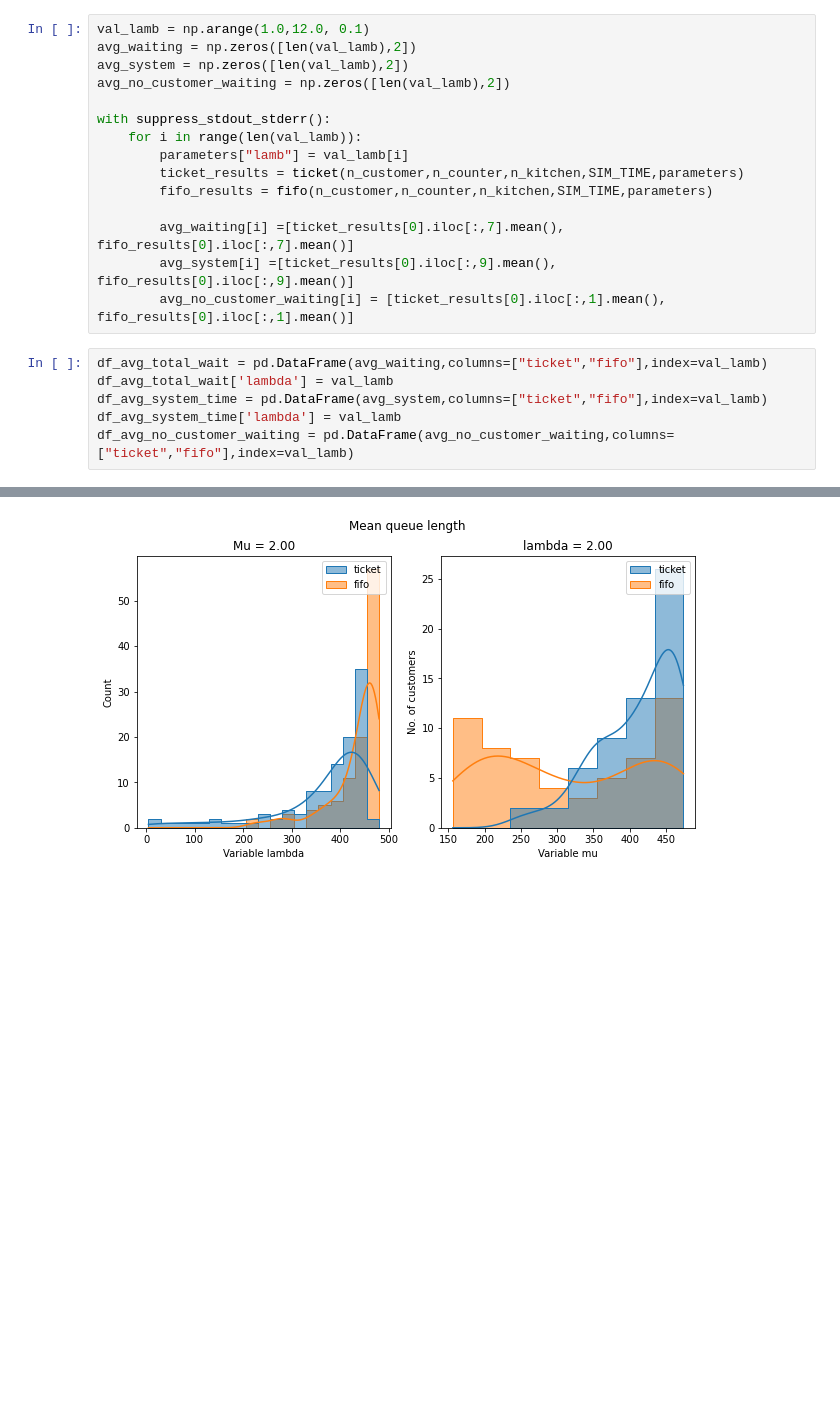
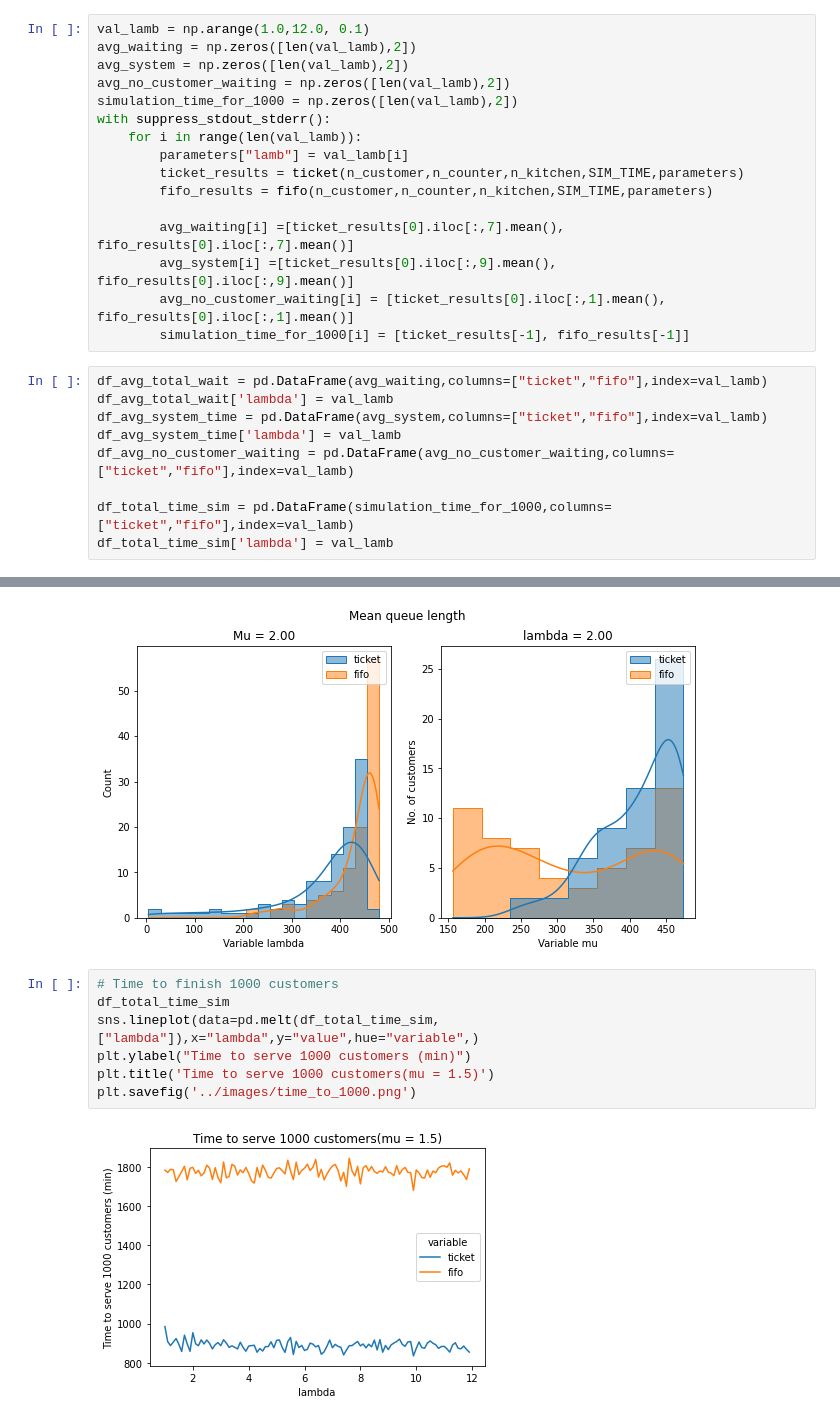
Before and after one commit to liongkj/stochastic-process-simpy, a Jupyter notebook: code/main.ipynb, the cells around one changed output, grey strips where cells are left out. Cells and saved outputs as stored; diff of their text form; blank space fills up the shorter version.

Commit message:
Done draft results

```diff
--- a/code/main.ipynb
+++ b/code/main.ipynb
@@ -133,7 +116,7 @@ val_lamb = np.arange(1.0,12.0, 0.1)
 avg_waiting = np.zeros([len(val_lamb),2])
 avg_system = np.zeros([len(val_lamb),2])
 avg_no_customer_waiting = np.zeros([len(val_lamb),2])
-
+simulation_time_for_1000 = np.zeros([len(val_lamb),2])
 with suppress_stdout_stderr():
     for i in range(len(val_lamb)):
         parameters["lamb"] = val_lamb[i]
@@ -143,12 +126,16 @@ with suppress_stdout_stderr():
         avg_waiting[i] =[ticket_results[0].iloc[:,7].mean(), fifo_results[0].iloc[:,7].mean()]
         avg_system[i] =[ticket_results[0].iloc[:,9].mean(), fifo_results[0].iloc[:,9].mean()]
         avg_no_customer_waiting[i] = [ticket_results[0].iloc[:,1].mean(), fifo_results[0].iloc[:,1].mean()]
+        simulation_time_for_1000[i] = [ticket_results[-1], fifo_results[-1]]
 # %%
 df_avg_total_wait = pd.DataFrame(avg_waiting,columns=["ticket","fifo"],index=val_lamb)
 df_avg_total_wait['lambda'] = val_lamb
 df_avg_system_time = pd.DataFrame(avg_system,columns=["ticket","fifo"],index=val_lamb)
 df_avg_system_time['lambda'] = val_lamb
 df_avg_no_customer_waiting = pd.DataFrame(avg_no_customer_waiting,columns=["ticket","fifo"],index=val_lamb)
+
+df_total_time_sim = pd.DataFrame(simulation_time_for_1000,columns=["ticket","fifo"],index=val_lamb)
+df_total_time_sim['lambda'] = val_lamb
 # %%
 parameters["lamb"]  = fixed_parameters["lamb"] #reset
 # df_avg_total_wait
@@ -222,3 +211,12 @@ plt.ylabel("No. of customers")
 fig.savefig('../images/mean_queue_length.png')
 # %% [output]
 [figure]
+# %%
+# Time to finish 1000 customers
+df_total_time_sim
+sns.lineplot(data=pd.melt(df_total_time_sim,["lambda"]),x="lambda",y="value",hue="variable",)
+plt.ylabel("Time to serve 1000 customers (min)")
+plt.title('Time to serve 1000 customers(mu = 1.5)')
+plt.savefig('../images/time_to_1000.png')
+# %% [output]
+[figure, added]
```
Also changed, not shown: parts of 2 cells of this notebook, 16 other files.
